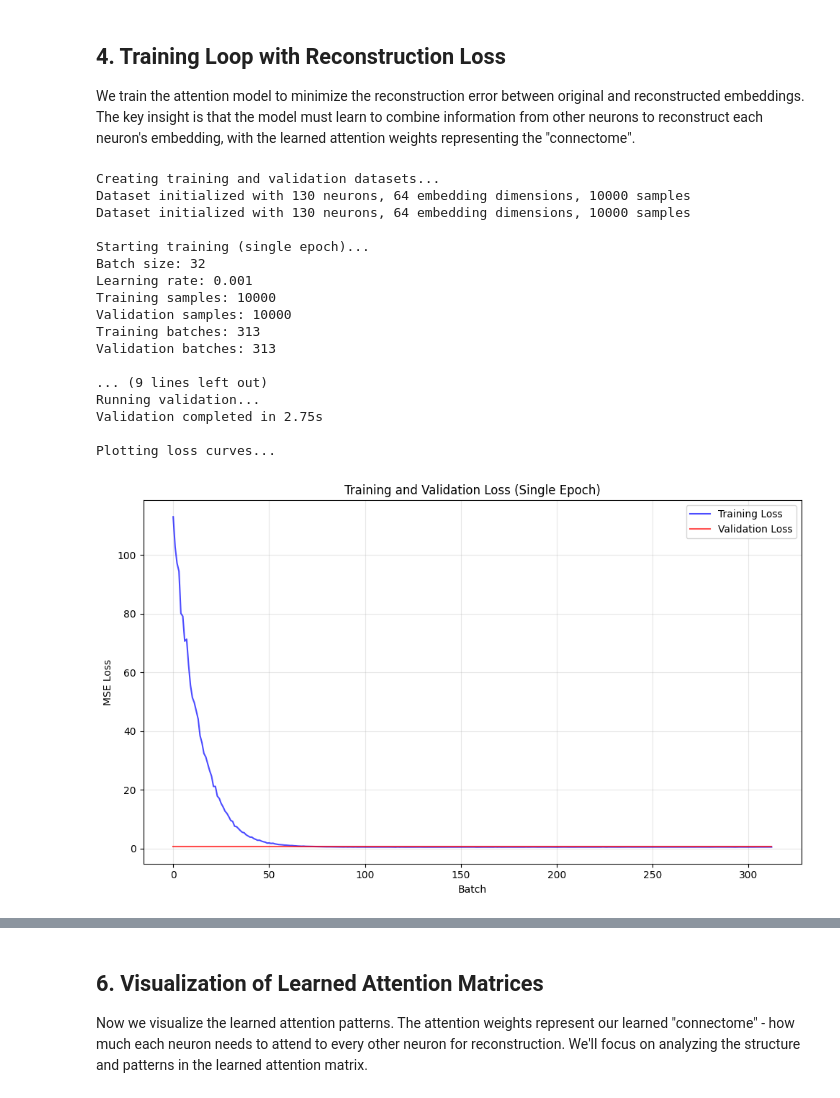
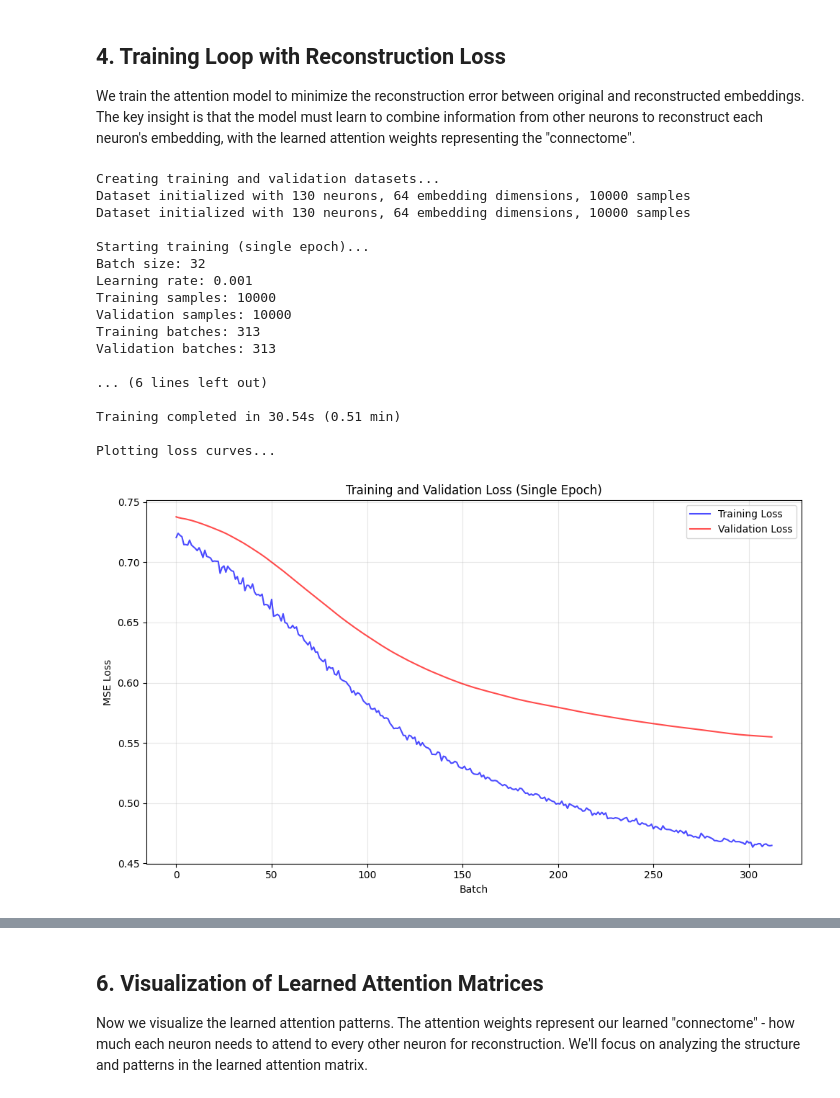
Before and after one commit to qsimeon/worm-learn, a Jupyter notebook: main_notebook.ipynb, the cells around one changed output, grey strips where cells are left out. Saved outputs shown, nothing was run; the diff lists cells and outputs as text; code cells hidden in the pictures.

```diff
--- a/main_notebook.ipynb
+++ b/main_notebook.ipynb
@@ -24,7 +24,7 @@ CONFIG = {
     'hidden_dim': 256,      # Hidden dimension for Q/K projections
     'batch_size': 32,       # Batch size for training
     'learning_rate': 1e-3,  # Learning rate
-    'n_samples': 10000,     # Total number of samples for both train and validation
+    'n_samples': 20000,     # Total number of samples for both train and validation
     'mlp_hidden_dim': 512, # Hidden dimension for random MLPs
     'mlp_n_layers': 3,      # Number of layers in random MLPs
     'use_attention_scores': False, # Use attention scores instead of weights
@@ -456,8 +456,8 @@ We implement the `AttentionHeads` module that learns to reconstruct each neuron'
 class AttentionHeads(nn.Module):
     def __init__(self, d_model, n_hidden, use_attention_scores=False):
         """
-        Simplified attention model with single head, no value projection.
-        Uses input embeddings X directly as values.
+        Simplified attention model with single head and value projection.
+        Uses value projection to d_model so no output projection needed.
 
         Args:
             d_model: the dimension of the input tokens (D)
@@ -465,9 +465,10 @@ class AttentionHeads(nn.Module):
             use_attention_scores: if True, use attention scores instead of weights to attend to values
         """
         super().__init__()
-        # Only Q and K projections (no V projection - use input X directly as values)
+        # Q, K, and V projections
         self.W_Q = nn.Linear(d_model, n_hidden)  # Query projection
         self.W_K = nn.Linear(d_model, n_hidden)  # Key projection
+        self.W_V = nn.Linear(d_model, d_model)   # Value projection (output dim = d_model)
         self.d_model = d_model
         self.n_hidden = n_hidden
         self.use_attention_scores = use_attention_scores
@@ -485,9 +486,10 @@ class AttentionHeads(nn.Module):
         """
         batch_size, n_neurons, d_model = x.shape
 
-        # Compute Q, K projections
+        # Compute Q, K, V projections
         Q = self.W_Q(x)  # (batch, n_neurons, n_hidden)
         K = self.W_K(x)  # (batch, n_neurons, n_hidden)
+        V = self.W_V(x)  # (batch, n_neurons, d_model)
 
         # Default to diagonal mask if none provided
         if attn_mask is None:
@@ -510,13 +512,13 @@ class AttentionHeads(nn.Module):
         # We want masked scores but with 0s instead of -infs for visualization
         attn_scores = scores.masked_fill(attn_mask == 0, 0.0)  # (batch, n_neurons, n_neurons)
 
-        # Apply attention directly to input embeddings X (no value projection)
+        # Apply attention to values (V is already d_model dimension)
         if self.use_attention_scores:
             # Use attention scores (can be negative) to potentially capture sign information
-            reconstructed = torch.bmm(attn_scores, x)  # (batch, n_neurons, d_model)
+            reconstructed = torch.bmm(attn_scores, V)  # (batch, n_neurons, d_model)
         else:
             # Use attention weights (non-negative, sum to 1) for standard attention
-            reconstructed = torch.bmm(attn_weights, x)  # (batch, n_neurons, d_model)
+            reconstructed = torch.bmm(attn_weights, V)  # (batch, n_neurons, d_model)
 
         return reconstructed, attn_weights, attn_scores
 
@@ -611,54 +613,50 @@ print(f"Validation samples: {len(val_dataset)}")
 print(f"Training batches: {len(train_loader)}")
 print(f"Validation batches: {len(val_loader)}\n")
 
-# Single epoch training loop
+# Single epoch training loop with validation at each batch
 import time
 
 epoch_start_time = time.time()
-model.train()
 
-for batch_idx, batch in enumerate(train_loader):
+for batch_idx, (train_batch, val_batch) in enumerate(zip(train_loader, val_loader)):
     batch_start_time = time.time()
-    batch = batch.to(device)
+    train_batch = train_batch.to(device)
+    val_batch = val_batch.to(device)
 
-    # Forward pass
-    reconstructed, attn_weights, attn_scores = model(batch)
+    # Training forward pass
+    model.train()
+    train_reconstructed, train_attn_weights, train_attn_scores = model(train_batch)
+    train_loss = criterion(train_reconstructed, train_batch)
 
-    # Compute loss
-    loss = criterion(reconstructed, batch)
-
-    # Backward pass
+    # Training backward pass
     optimizer.zero_grad()
-    loss.backward()
+    train_loss.backward()
     optimizer.step()
 
-    # Track training loss
-    train_losses.append(loss.item())
+    # Validation forward pass (no gradient computation)
+    model.eval()
+    with torch.no_grad():
+        val_reconstructed, _, _ = model(val_batch)
+        val_loss = criterion(val_reconstructed, val_batch)
+
+    # Track losses
+    train_losses.append(train_loss.item())
+    val_losses.append(val_loss.item())
 
     # Print progress periodically
     if (batch_idx + 1) % 50 == 0:
         batch_time = time.time() - batch_start_time
+        avg_train_loss_last_50 = np.mean(train_losses[-50:])
+        avg_val_loss_last_50 = np.mean(val_losses[-50:])
         print(f"Batch {batch_idx+1}/{len(train_loader)}: "
-              f"Train Loss: {loss.item():.6f}, "
+              f"Train Loss: {train_loss.item():.6f}, "
+              f"Val Loss: {val_loss.item():.6f}, "
+              f"Avg Train (last 50): {avg_train_loss_last_50:.6f}, "
+              f"Avg Val (last 50): {avg_val_loss_last_50:.6f}, "
               f"Time: {batch_time:.3f}s")
 
 train_time = time.time() - epoch_start_time
 print(f"\nTraining completed in {train_time:.2f}s ({train_time/60:.2f} min)")
-
-# Validation
-print("\nRunning validation...")
-val_start_time = time.time()
-model.eval()
-
-with torch.no_grad():
-    for batch_idx, batch in enumerate(val_loader):
-        batch = batch.to(device)
-        reconstructed, _, _ = model(batch)
-        loss = criterion(reconstructed, batch)
-        val_losses.append(loss.item())
-
-val_time = time.time() - val_start_time
-print(f"Validation completed in {val_time:.2f}s")
 
 # Plot training and validation loss curves
 print("\nPlotting loss curves...")
@@ -669,35 +667,35 @@ plt.plot(train_losses, alpha=0.7, label='Training Loss', color='blue')
 plt.plot(val_losses, alpha=0.7, label='Validation Loss', color='red')
 
 plt.xlabel('Batch')
 plt.ylabel('MSE Loss')
 plt.title('Training and Validation Loss (Single Epoch)')
 plt.legend()
 plt.grid(alpha=0.3)
 plt.tight_layout()
 plt.show()
 
 print("\nTraining Summary:")
 print(f"Final training loss: {train_losses[-1]:.6f}")
 print(f"Final validation loss: {val_losses[-1]:.6f}")
 print(f"Average training loss: {np.mean(train_losses):.6f}")
 print(f"Average validation loss: {np.mean(val_losses):.6f}")
 # %% [output]
 Creating training and validation datasets...
 Dataset initialized with 130 neurons, 64 embedding dimensions, 10000 samples
 Dataset initialized with 130 neurons, 64 embedding dimensions, 10000 samples
 
 Starting training (single epoch)...
 Batch size: 32
 Learning rate: 0.001
 Training samples: 10000
 Validation samples: 10000
 Training batches: 313
 Validation batches: 313
 
-... (9 lines left out)
-Running validation...
-Validation completed in 2.75s
+... (6 lines left out)
+
+Training completed in 30.54s (0.51 min)
 
 Plotting loss curves...
-[figure, old version]
+[figure, new version]
 Training Summary:
```
Also changed, not shown: parts of 7 cells of this notebook.
